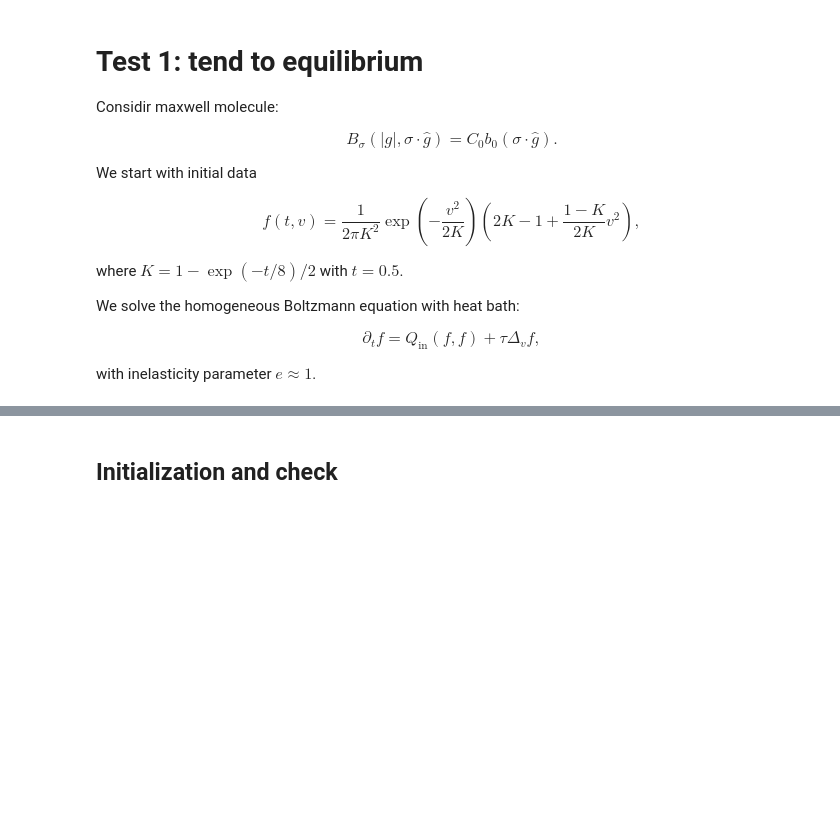
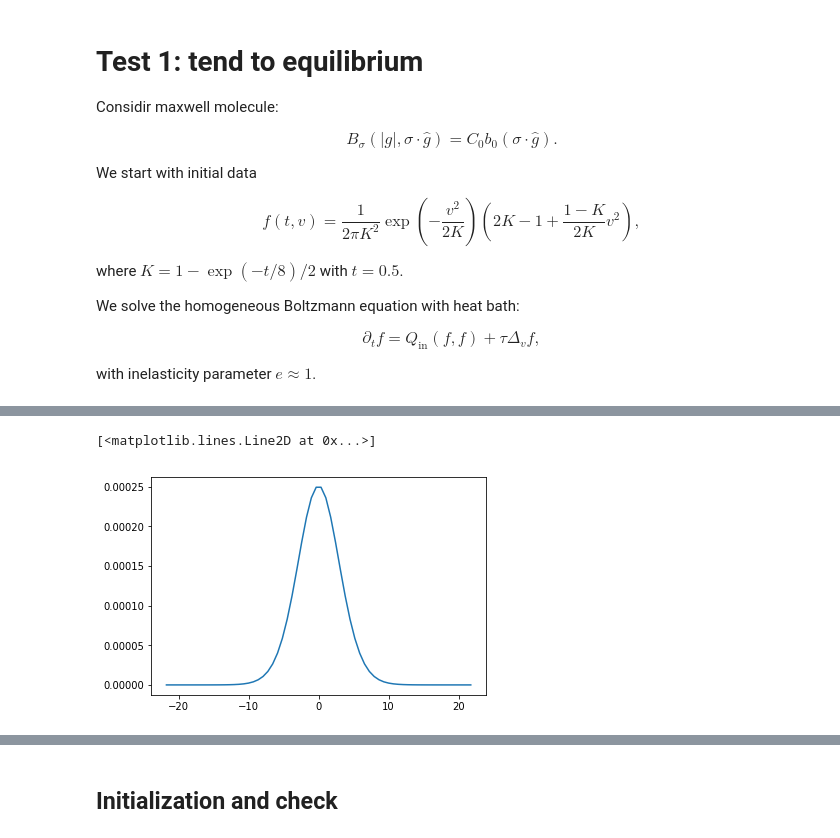
Before and after one commit to Mayuyu/proj-int-inelastic, a Jupyter notebook: main_test.ipynb, the cells around one changed output, grey strips where cells are left out. Drawn from its saved outputs; the diff is of its cells as text; code cells hidden in the pictures; blank space fills up the shorter version.

```diff
--- a/main_test.ipynb
+++ b/main_test.ipynb
@@ -43,4 +38,8 @@ def bkw_f(v, t):
 # %%
+def maxwellian(v, K):
+    v_norm = (v**2)[:,None] + v**2
+    return 1/(2*pi*K)*np.exp(-0.5*v_norm/K)
+
 def ext_Q(v, t):
     f_0 = bkw_f(v, t)
     K = 1 - 0.5*np.exp(-t/8)
@@ -49,6 +48,15 @@ def ext_Q(v, t):
     df = (-2/K+v_norm/(2*K**2))*f_0 + 1/(2*pi*K**2)*np.exp(-v_norm/(2*K))*(2-v_norm/(2*K**2))
     df = df*dK
     return df
+
+def bkw_f(v, t):
+    K = 1 - 0.5*np.exp(-t/8)
+    v_norm = (v**2)[:,None] + v**2
+    return 1/(2*pi*K**2)*np.exp(-0.5*v_norm/K)*(2*K-1+0.5*v_norm*(1-K)/K)
+
+def flat(v, T0):
+    w = np.sqrt(3*T0)
+    return 0.25/w**2 * (v <= w) * (v >= -w) * (v <= w)[:,None] * (v >= -w)[:,None]
 # %%
 # Import config.json file
 config_2d = get_config('./src/configs/config_0d_2d.json')
@@ -104,0 +129,5 @@ Wall time: 108 ms
+# %%
+plt.plot(Q.v, f[20])
+# %% [output]
+[<matplotlib.lines.Line2D at 0x...>]
+[figure, added]
```
Also changed, not shown: parts of 23 cells of this notebook, 4 other files.
